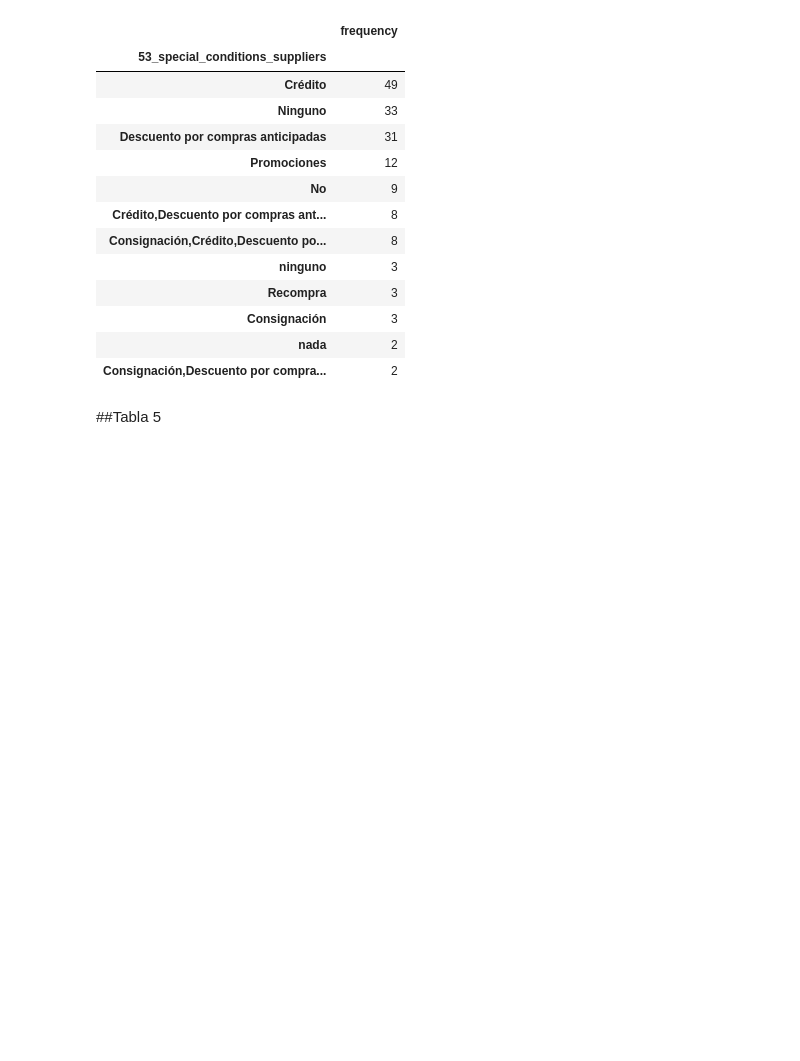
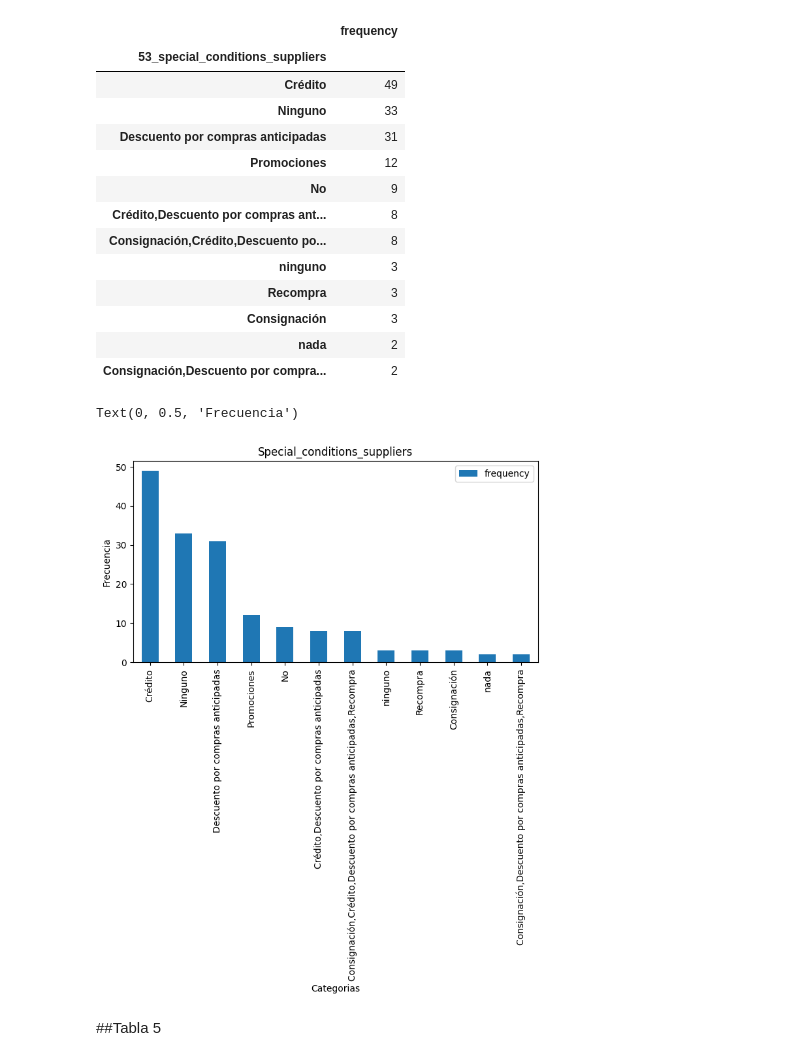
Before and after one commit to Elizabethpg22/Extraccion_de_caracteristicas, a Jupyter notebook: 4_Extraccion_B1.ipynb, the cells around one changed output. Drawn from its saved outputs; the diff is of its cells as text; code cells hidden in the pictures; blank space fills up the shorter version.

```diff
--- a/4_Extraccion_B1.ipynb
+++ b/4_Extraccion_B1.ipynb
@@ -253,6 +272,15 @@ Filtro_index_1
 | Consignación | 3 |
 | nada | 2 |
 | Consignación,Descuento por compra... | 2 |
+# %%
+#Realizamos grafico de barras del dataframe filtrado
+Filtro_index_1.plot(kind = 'bar', width=0.5, figsize=(8,4))
+plt.title('Special_conditions_suppliers')
+plt.xlabel('Categorias')
+plt.ylabel('Frecuencia')
+# %% [output]
+Text(0, 0.5, 'Frecuencia')
+[figure, added]
 # %% [markdown]
 ##Tabla 5
 # %%
```
Also changed, not shown: parts of 8 cells of this notebook.
